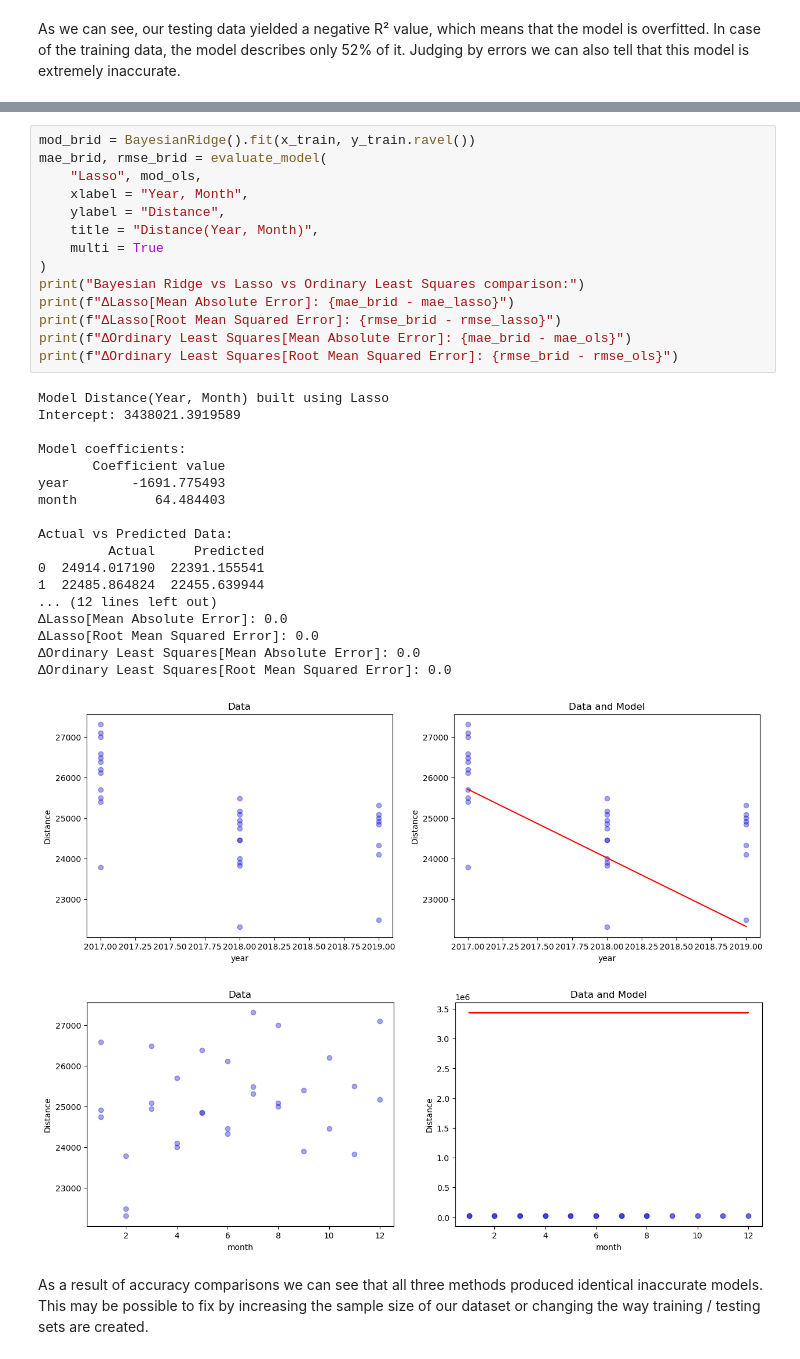
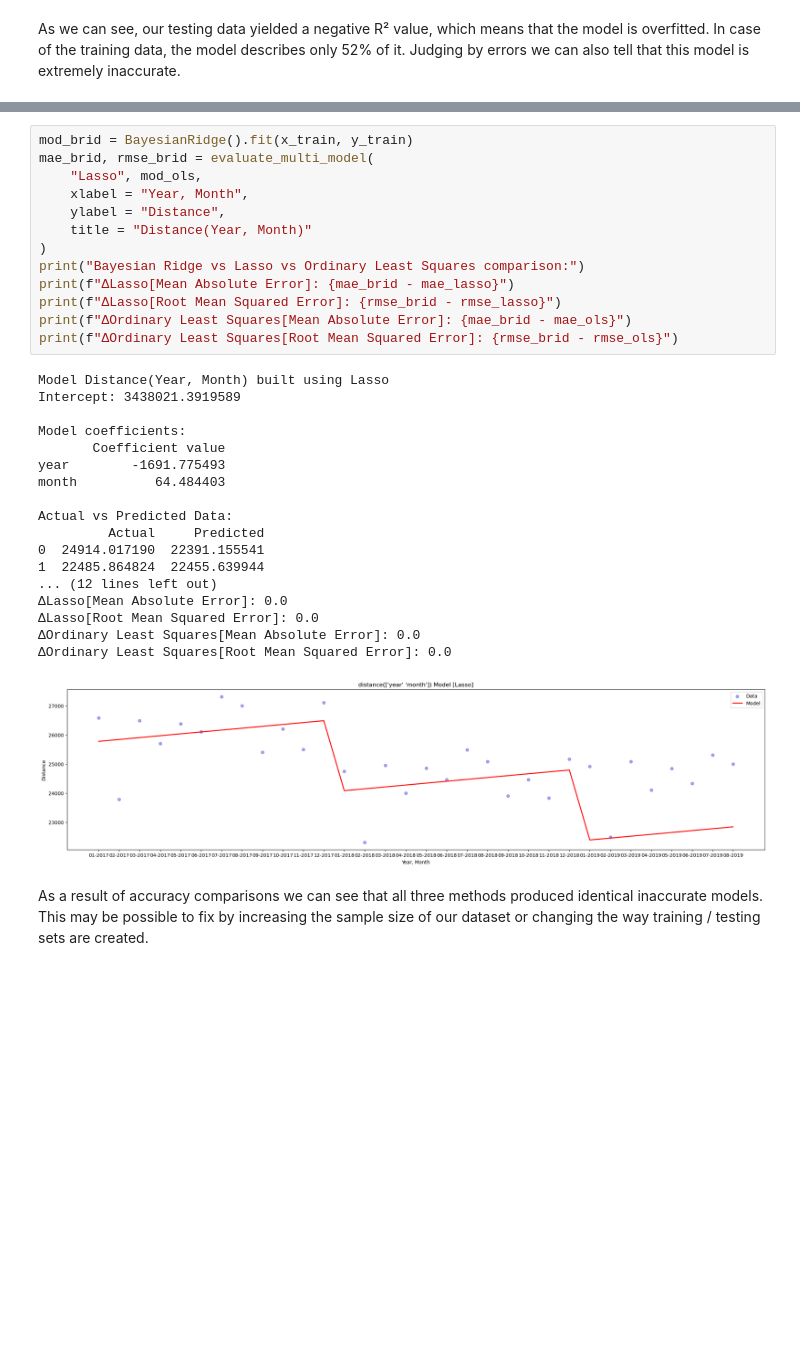
Before and after one commit to Hitonoriol/MOND-PI, a Jupyter notebook: lab-6-linear-regression-models.ipynb, the cells around one changed output, grey strips where cells are left out. Cells and saved outputs as stored; diff of their text form; blank space fills up the shorter version.

```diff
--- a/lab-6-linear-regression-models.ipynb
+++ b/lab-6-linear-regression-models.ipynb
@@ -333,36 +380,34 @@ Lasso & Ordinary Least Squares comparison:
 # %%
-mod_brid = BayesianRidge().fit(x_train, y_train.ravel())
-mae_brid, rmse_brid = evaluate_model(
+mod_brid = BayesianRidge().fit(x_train, y_train)
+mae_brid, rmse_brid = evaluate_multi_model(
     "Lasso", mod_ols,
     xlabel = "Year, Month",
     ylabel = "Distance",
-    title = "Distance(Year, Month)",
-    multi = True
+    title = "Distance(Year, Month)"
 )
 print("Bayesian Ridge vs Lasso vs Ordinary Least Squares comparison:")
 print(f"ΔLasso[Mean Absolute Error]: {mae_brid - mae_lasso}")
 print(f"ΔLasso[Root Mean Squared Error]: {rmse_brid - rmse_lasso}")
 print(f"ΔOrdinary Least Squares[Mean Absolute Error]: {mae_brid - mae_ols}")
 print(f"ΔOrdinary Least Squares[Root Mean Squared Error]: {rmse_brid - rmse_ols}")
 # %% [output]
 Model Distance(Year, Month) built using Lasso
 Intercept: 3438021.3919589
 
 Model coefficients:
        Coefficient value
 year        -1691.775493
 month          64.484403
 
 Actual vs Predicted Data:
          Actual     Predicted
 0  24914.017190  22391.155541
 1  22485.864824  22455.639944
 ... (12 lines left out)
 ΔLasso[Mean Absolute Error]: 0.0
 ΔLasso[Root Mean Squared Error]: 0.0
 ΔOrdinary Least Squares[Mean Absolute Error]: 0.0
 ΔOrdinary Least Squares[Root Mean Squared Error]: 0.0
-[figure, old version]
+[figure, new version]
-[figure, removed]
 # %% [markdown]
 As a result of accuracy comparisons we can see that all three methods produced identical inaccurate models. This may be possible to fix by increasing the sample size of our dataset or changing the way training / testing sets are created.
```
Also changed, not shown: parts of 11 cells of this notebook.
